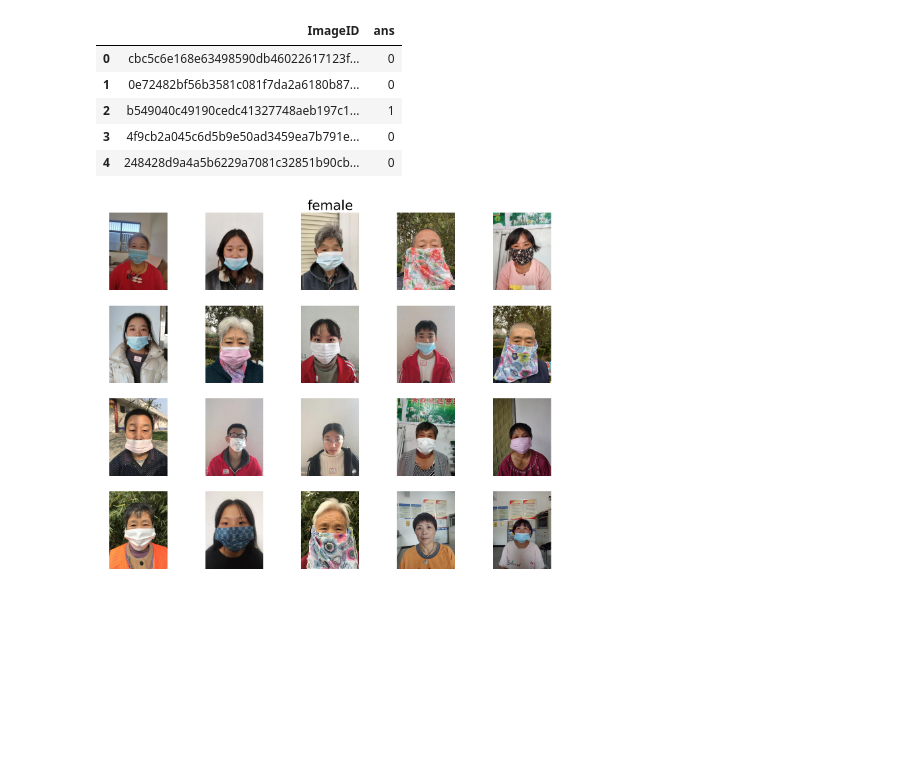
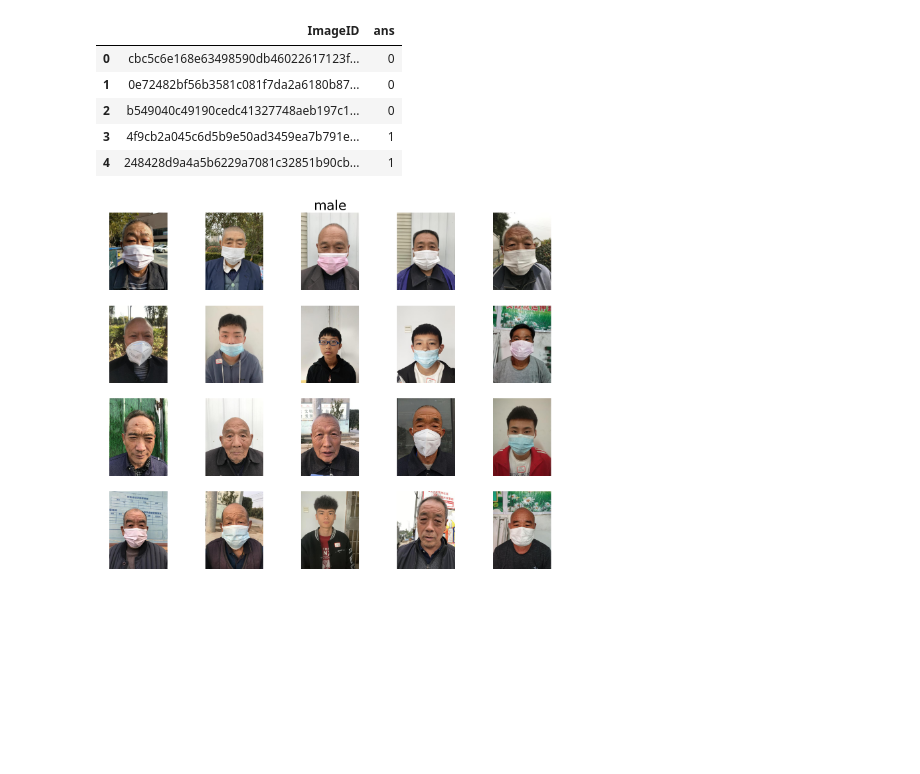
Before and after one commit to boostcampaitech4cv1/level1_imageclassification_cv-level1-cv-03, a Jupyter notebook: check_inference_gender.ipynb, the cells around one changed output. Cells and saved outputs as stored; diff of their text form; code cells hidden in the pictures.

```diff
--- a/check_inference_gender.ipynb
+++ b/check_inference_gender.ipynb
@@ -5,16 +5,16 @@ import random
 # %%
 img_dir_path = '/opt/ml/input/data/eval/images/'
 # %%
-file_name = 'output_gender_baseline'
+file_name = 'output_gender'
 df = pd.read_csv(f'./output_gender/{file_name}.csv')
 df.head()
 # %% [output]
 |  | ImageID | ans |
 | 0 | cbc5c6e168e63498590db46022617123f... | 0 |
 | 1 | 0e72482bf56b3581c081f7da2a6180b87... | 0 |
-| 2 | b549040c49190cedc41327748aeb197c1... | 1 |
-| 3 | 4f9cb2a045c6d5b9e50ad3459ea7b791e... | 0 |
-| 4 | 248428d9a4a5b6229a7081c32851b90cb... | 0 |
+| 2 | b549040c49190cedc41327748aeb197c1... | 0 |
+| 3 | 4f9cb2a045c6d5b9e50ad3459ea7b791e... | 1 |
+| 4 | 248428d9a4a5b6229a7081c32851b90cb... | 1 |
 # %%
 gender = 1   # male : 0  //  female : 1
 check_stat = ['male', 'female']
@@ -36,4 +36,4 @@ for i in range(num_imgs):
     ax.imshow(imgs[i])
 plt.show()
 # %% [output]
-[figure, old version]
+[figure, new version]
```
Also changed, not shown: 2 other files.
